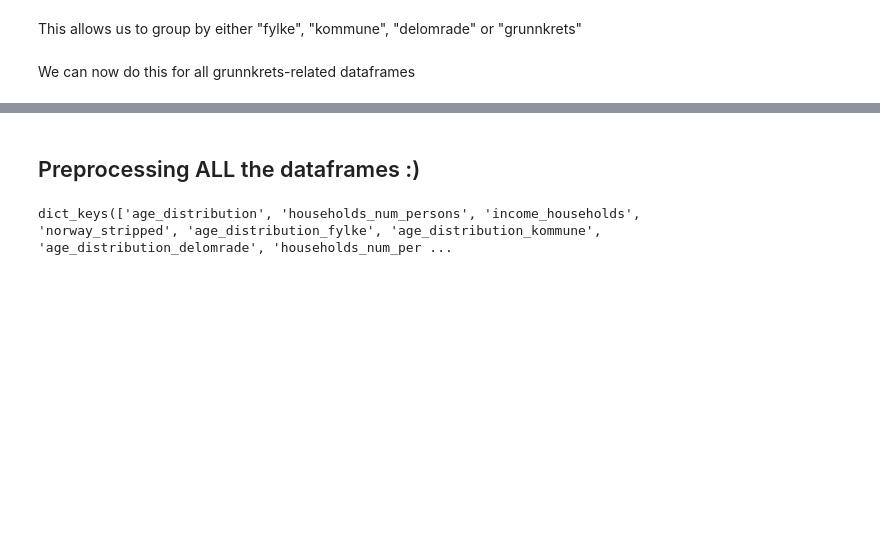
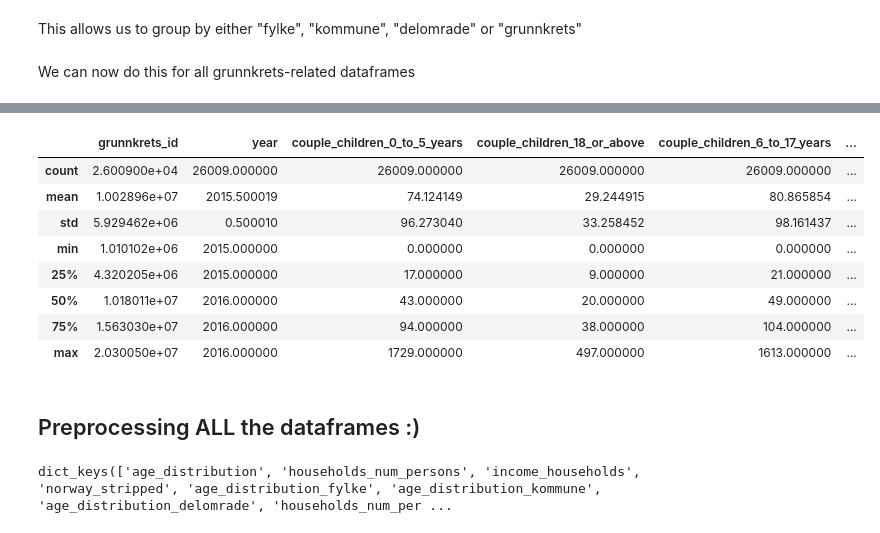
Before and after one commit to halvorlinder/TDT4173-Machine-Learning, a Jupyter notebook: grunnkrets.ipynb, the cells around one changed output, grey strips where cells are left out. Saved outputs shown, nothing was run; the diff lists cells and outputs as text; code cells hidden in the pictures; blank space fills up the shorter version.

```diff
--- a/grunnkrets.ipynb
+++ b/grunnkrets.ipynb
@@ -193,3 +298,16 @@ join_grouped_df(full_population_df, new_age_distribution[age_bins(age_list) + ['
+# %%
+
+num_persons_df.describe()
+# %% [output]
+|  | grunnkrets_id | year | couple_children_0_to_5_years | couple_children_18_or_above | couple_children_6_to_17_years | ... |
+| count | 2.600900e+04 | 26009.000000 | 26009.000000 | 26009.000000 | 26009.000000 | ... |
+| mean | 1.002896e+07 | 2015.500019 | 74.124149 | 29.244915 | 80.865854 | ... |
+| std | 5.929462e+06 | 0.500010 | 96.273040 | 33.258452 | 98.161437 | ... |
+| min | 1.010102e+06 | 2015.000000 | 0.000000 | 0.000000 | 0.000000 | ... |
+| 25% | 4.320205e+06 | 2015.000000 | 17.000000 | 9.000000 | 21.000000 | ... |
+| 50% | 1.018011e+07 | 2016.000000 | 43.000000 | 20.000000 | 49.000000 | ... |
+| 75% | 1.563030e+07 | 2016.000000 | 94.000000 | 38.000000 | 104.000000 | ... |
+| max | 2.030050e+07 | 2016.000000 | 1729.000000 | 497.000000 | 1613.000000 | ... |
 # %% [markdown]
 ## Preprocessing ALL the dataframes :)
 # %%
```
Also changed, not shown: parts of 13 cells of this notebook, 1 other file.
